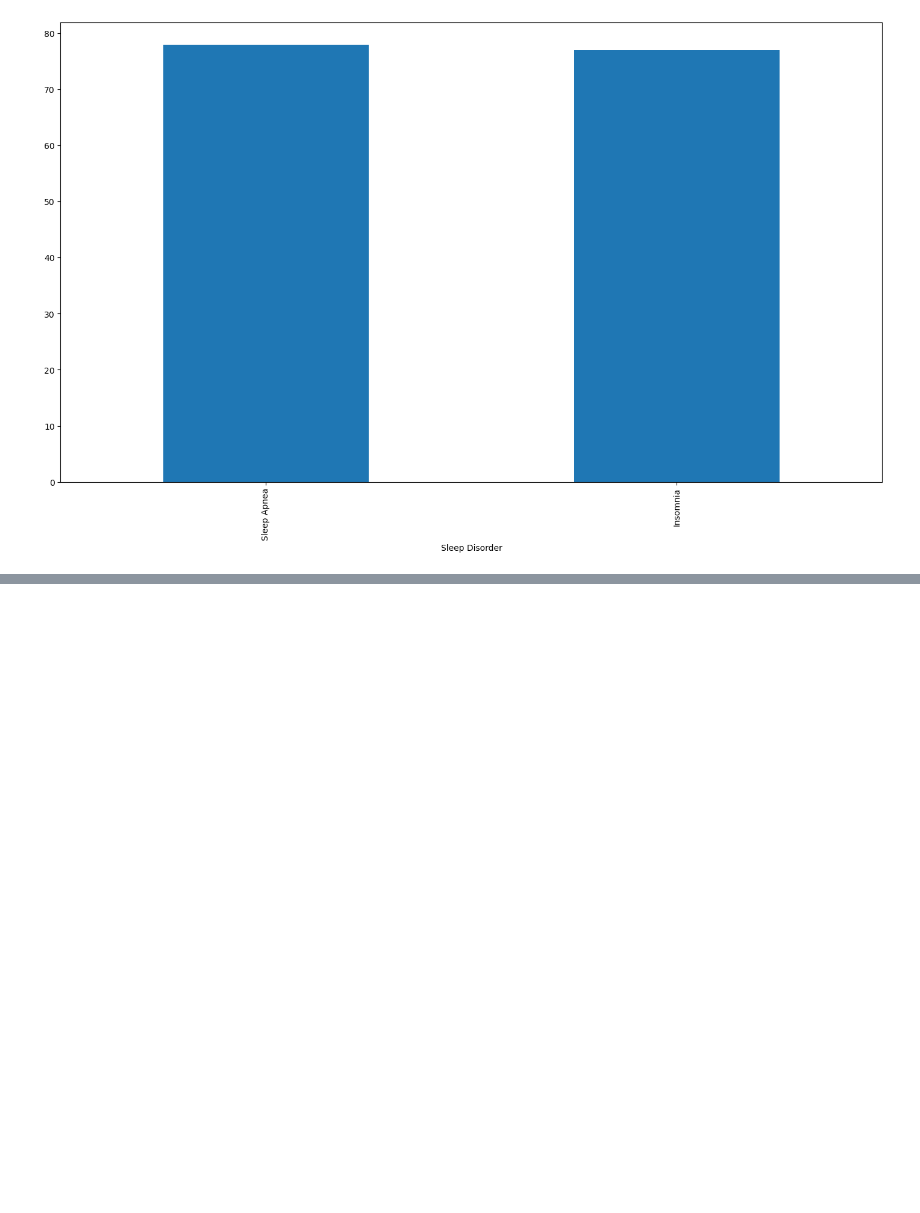
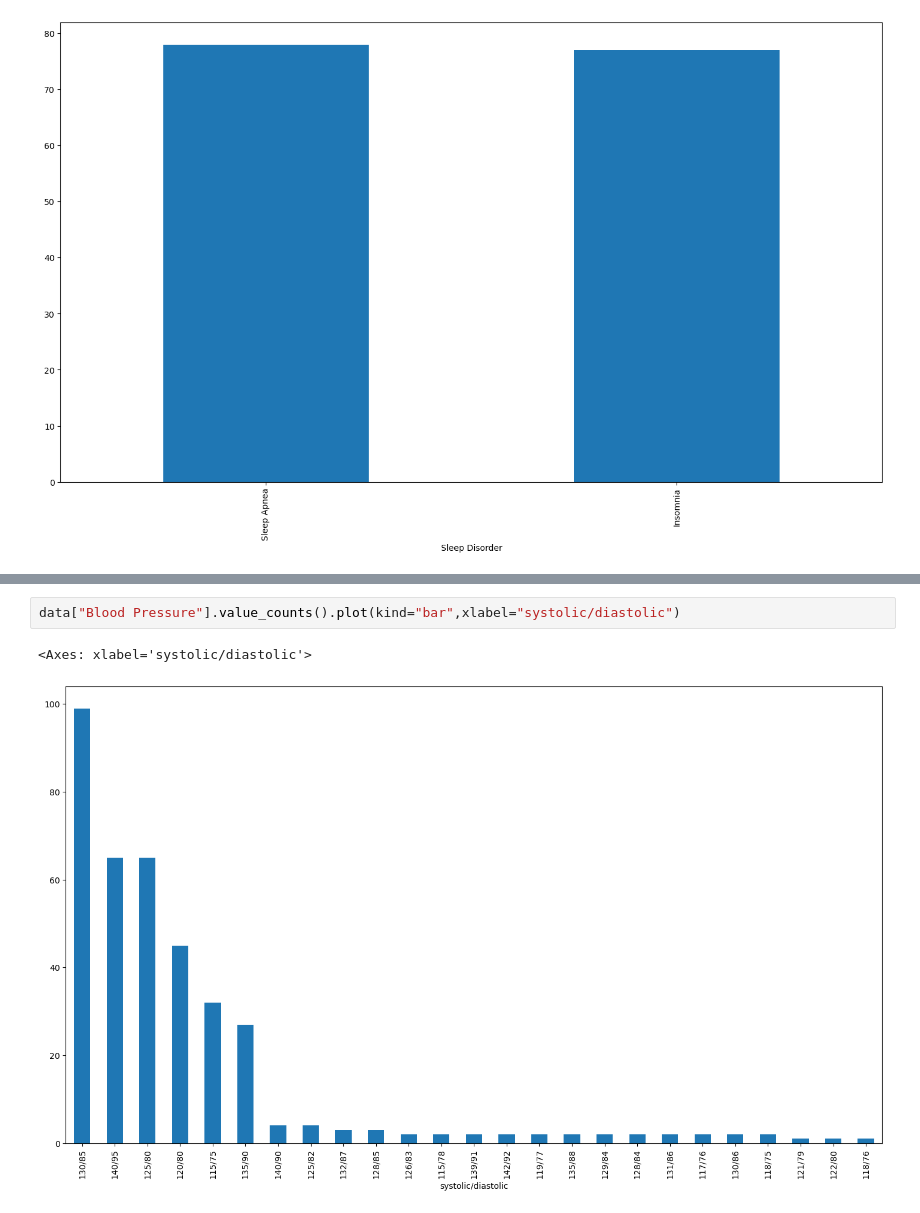
Before and after one commit to Brokolito/HAD-ModProba, a Jupyter notebook: data_work.ipynb, the cells around one changed output, grey strips where cells are left out. Cells and saved outputs as stored; diff of their text form; blank space fills up the shorter version.

```diff
--- a/data_work.ipynb
+++ b/data_work.ipynb
@@ -153,0 +159,5 @@ data['Sleep Disorder'].value_counts().plot(kind='bar')
+# %%
+data["Blood Pressure"].value_counts().plot(kind="bar",xlabel="systolic/diastolic")
+# %% [output]
+<Axes: xlabel='systolic/diastolic'>
+[figure, added]
```
Also changed, not shown: parts of 1 cell of this notebook.
